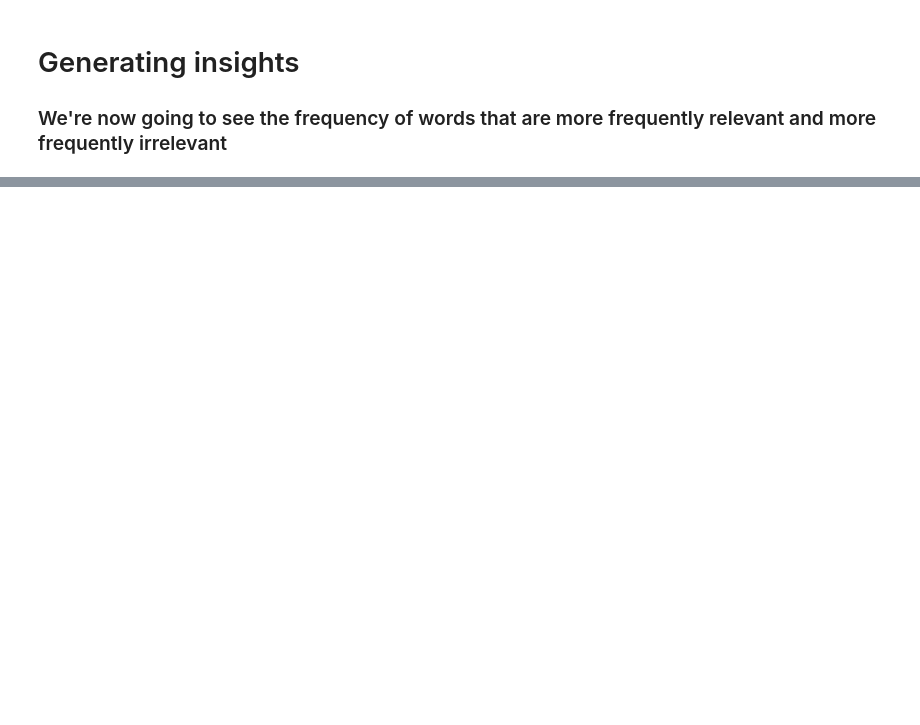
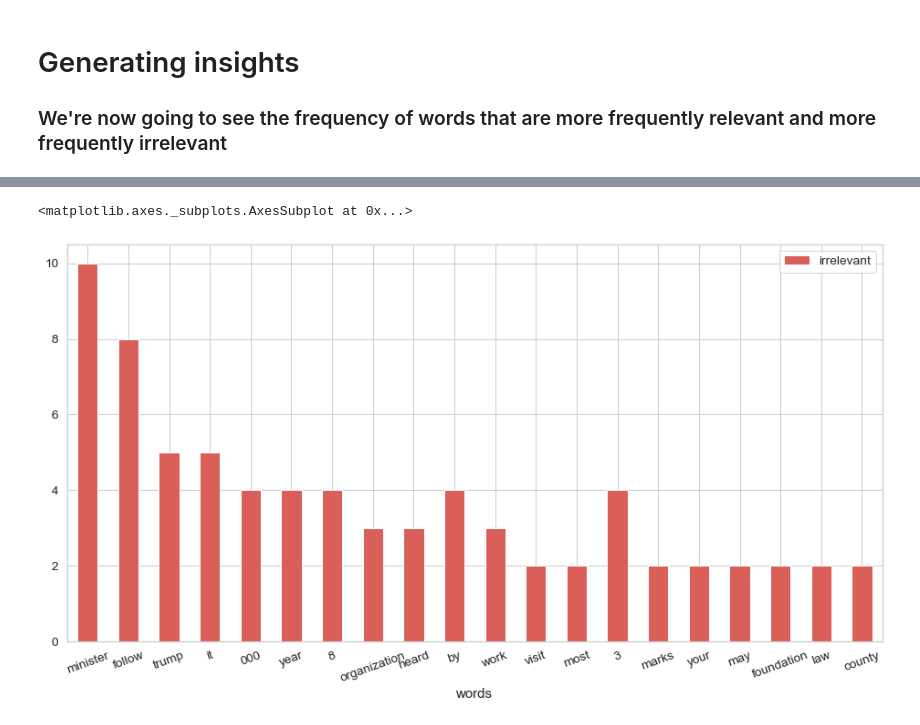
Before and after one commit to apoorva-sh/FAKT-CAPSTONE, a Jupyter notebook: Lime model with bow and xgboost.ipynb, the cells around one changed output, grey strips where cells are left out. Cells and saved outputs as stored; diff of their text form; code cells hidden in the pictures; blank space fills up the shorter version.

```diff
--- a/Lime model with bow and xgboost.ipynb
+++ b/Lime model with bow and xgboost.ipynb
@@ -240,2 +199,2 @@ rel = insights.sort_values(by="diff",ascending=False)
 # %%
-irrel = insights.sort_values(by="diff",ascending=True)
+irrel = insights.sort_values(by="diff",ascending=True).head(20) # get top 20 irrelevant words
@@ -245,0 +211,5 @@ rel.plot.bar(x='words', y='diff', rot=0)
+# %%
+irrel.plot.bar(x='words', y='irrelevant',figsize=(16,8), color = (0.8588235294117647, 0.37254901960784315, 0.34901960784313724),rot=20)
+# %% [output]
+<matplotlib.axes._subplots.AxesSubplot at 0x...>
+[figure, added]
```
Also changed, not shown: parts of 13 cells of this notebook.
